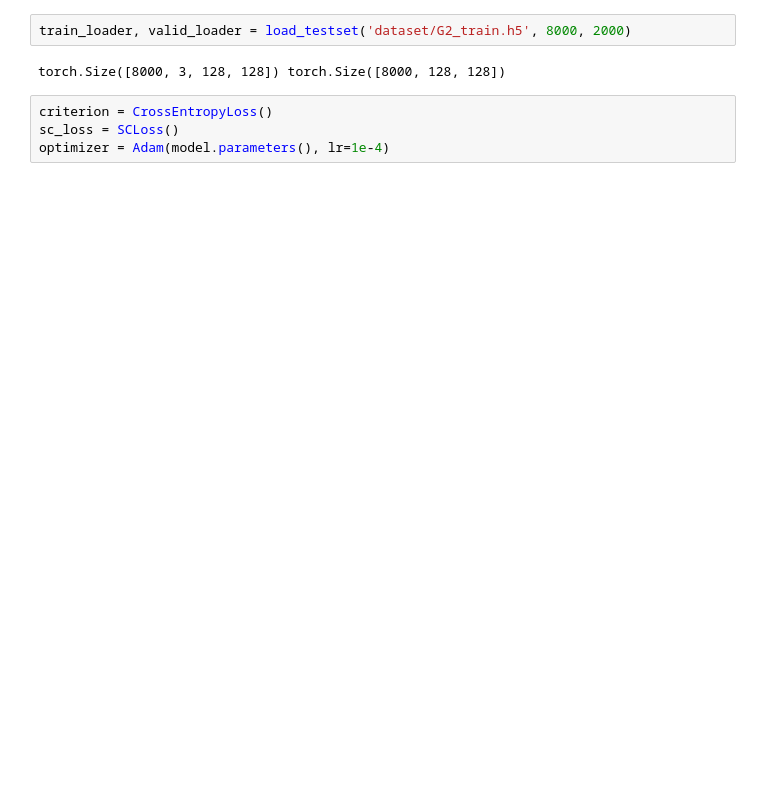
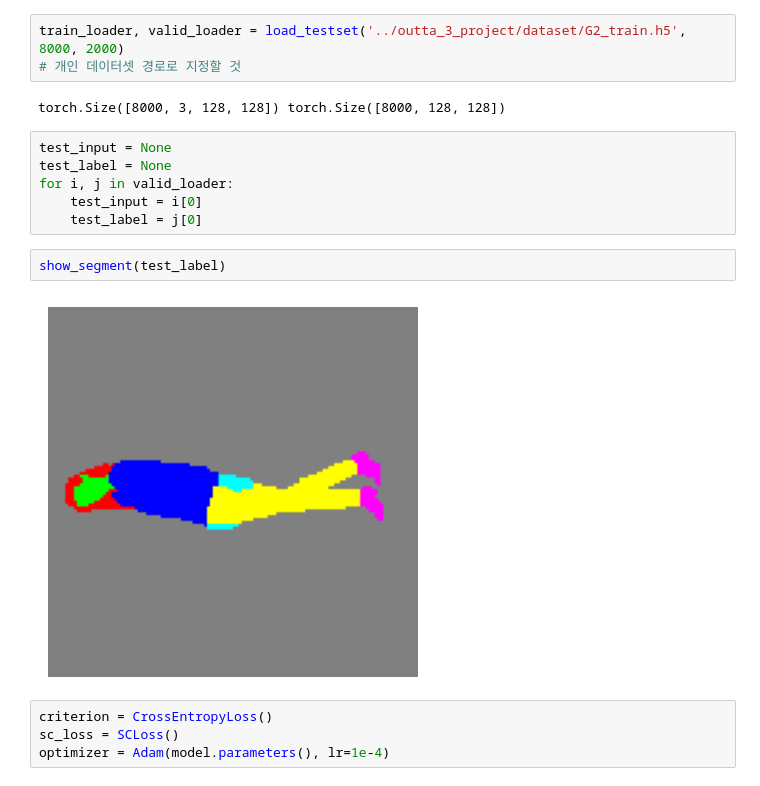
Before and after one commit to outta-3-project-1691/clothes_segmentation, a Jupyter notebook: train_u2_net.ipynb, the cells around one changed output. Cells and saved outputs as stored; diff of their text form; blank space fills up the shorter version.

Commit message:
#1 optimize training

```diff
--- a/train_u2_net.ipynb
+++ b/train_u2_net.ipynb
@@ -16,9 +24,20 @@ device = 'cuda' if cuda.is_available() else 'cpu'
 # %%
 model = U2NET_lite(7).to(device=device)
 # %%
-train_loader, valid_loader = load_testset('dataset/G2_train.h5', 8000, 2000)
+train_loader, valid_loader = load_testset('../outta_3_project/dataset/G2_train.h5', 8000, 2000)
+# 개인 데이터셋 경로로 지정할 것
 # %% [output]
 torch.Size([8000, 3, 128, 128]) torch.Size([8000, 128, 128])
+# %%
+test_input = None
+test_label = None
+for i, j in valid_loader:
+    test_input = i[0]
+    test_label = j[0]
+# %%
+show_segment(test_label)
+# %% [output]
+[figure, added]
 # %%
 criterion = CrossEntropyLoss()
 sc_loss = SCLoss()
```
Also changed, not shown: parts of 10 cells of this notebook.
